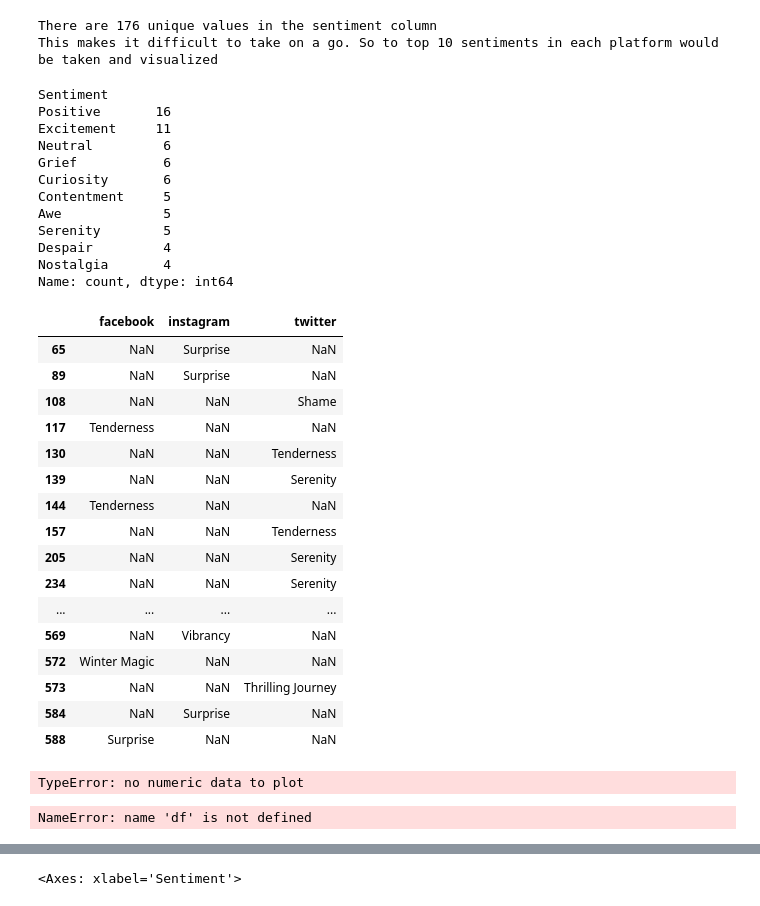
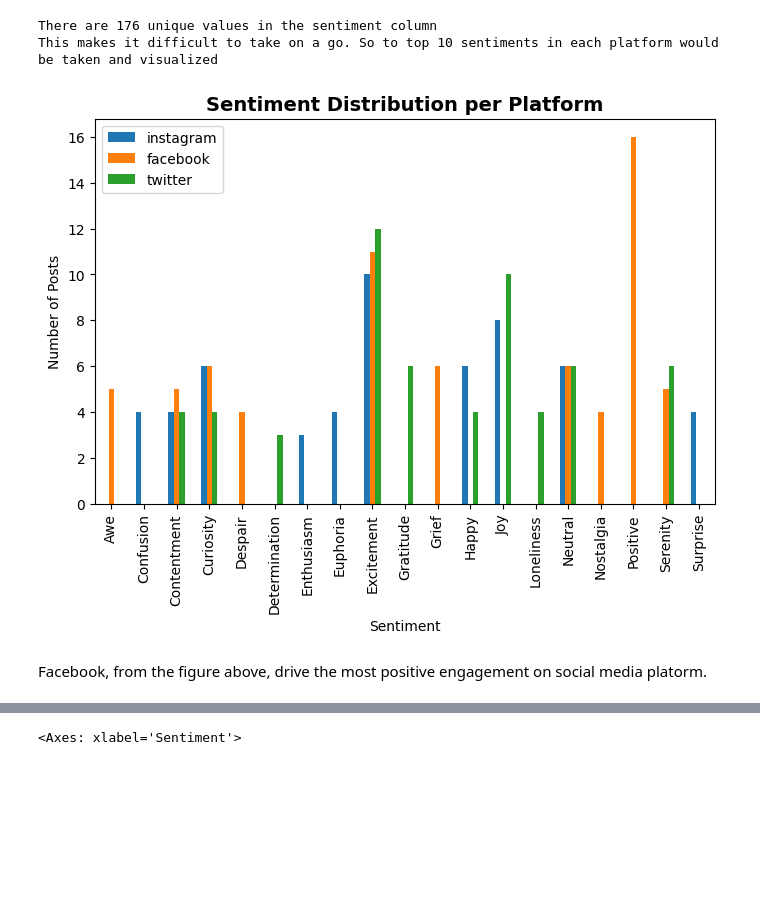
Before and after one commit to bonsoirval/portfolio, a Jupyter notebook: python/codveda/sentiments_analysis.ipynb, the cells around one changed output, grey strips where cells are left out. Drawn from its saved outputs; the diff is of its cells as text; code cells hidden in the pictures; blank space fills up the shorter version.

```diff
--- a/python/codveda/sentiments_analysis.ipynb
+++ b/python/codveda/sentiments_analysis.ipynb
@@ -277,62 +277,22 @@ print('This makes it difficult to take on a go. So to top 10 sentiments in each
 # %% [output]
 There are 176 unique values in the sentiment column
 This makes it difficult to take on a go. So to top 10 sentiments in each platform would be taken and visualized
-# %%
-df[df['Platform'] == 'Facebook']['Sentiment'].value_counts(ascending=False).iloc[1:11]
-# %% [output]
-Sentiment
-Positive       16
-Excitement     11
-Neutral         6
-Grief           6
-Curiosity       6
-Contentment     5
-Awe             5
-Serenity        5
-Despair         4
-Nostalgia       4
-Name: count, dtype: int64
 # %%
-data = { # top 10 sentiments from facebook, instagram, and twitter
-    'facebook' : df[df['Platform'] == 'Facebook']['Sentiment'].sort_values(ascending=False).iloc[1:11],
-    'instagram' : df[df['Platform'] == 'Instagram']['Sentiment'].sort_values(ascending=False).iloc[1:11],
-    'twitter' : df[df['Platform'] == 'Twitter']['Sentiment'].sort_values(ascending=False).iloc[1:11]
+data = {
+    'instagram' : df[df['Platform'] == 'Instagram']['Sentiment'].value_counts(ascending=False)[1:11],
+    'facebook' : df[df['Platform'] == 'Facebook']['Sentiment'].value_counts(ascending=False)[1:11],
+    'twitter' : df[df['Platform'] == 'Twitter']['Sentiment'].value_counts(ascending=False)[1:11]
 }
-pd.DataFrame(data)
+platform_sentiment = pd.DataFrame(data)
-# %% [output]
-|  | facebook | instagram | twitter |
-| 65 | NaN | Surprise | NaN |
-| 89 | NaN | Surprise | NaN |
-| 108 | NaN | NaN | Shame |
-| 117 | Tenderness | NaN | NaN |
-| 130 | NaN | NaN | Tenderness |
-| 139 | NaN | NaN | Serenity |
-| 144 | Tenderness | NaN | NaN |
-| 157 | NaN | NaN | Tenderness |
-| 205 | NaN | NaN | Serenity |
-| 234 | NaN | NaN | Serenity |
-| ... | ... | ... | ... |
-| 569 | NaN | Vibrancy | NaN |
-| 572 | Winter Magic | NaN | NaN |
-| 573 | NaN | NaN | Thrilling Journey |
-| 584 | NaN | Surprise | NaN |
-| 588 | Surprise | NaN | NaN |
 # %%
 # Sentiment by platform
-data = { # top 10 sentiments from facebook, instagram, and twitter
-    'facebook' : df[df['Platform'] == 'Facebook']['Sentiment'].sort_values(ascending=False).iloc[1:11],
-    'instagram' : df[df['Platform'] == 'Instagram']['Sentiment'].sort_values(ascending=False).iloc[1:11],
-    'twitter' : df[df['Platform'] == 'Twitter']['Sentiment'].sort_values(ascending=False).iloc[1:11]
-}
 
 # Plot sentiment distribution per platform
-pd.DataFrame(data).plot(kind="bar", figsize=(8,5))
+platform_sentiment = pd.DataFrame(data).plot(kind="bar", figsize=(8,5))
 plt.title("Sentiment Distribution per Platform", fontdict={'fontweight':'bold', 'fontsize':14})
 plt.ylabel("Number of Posts")
 plt.show()
 # %% [output]
-TypeError: no numeric data to plot
+[figure, added]
-# %%
-df
-# %% [output]
-NameError: name 'df' is not defined
+# %% [markdown]
+Facebook, from the figure above, drive the most positive engagement on social media platorm.
```
Also changed, not shown: parts of 4 cells of this notebook, 1 other file.
